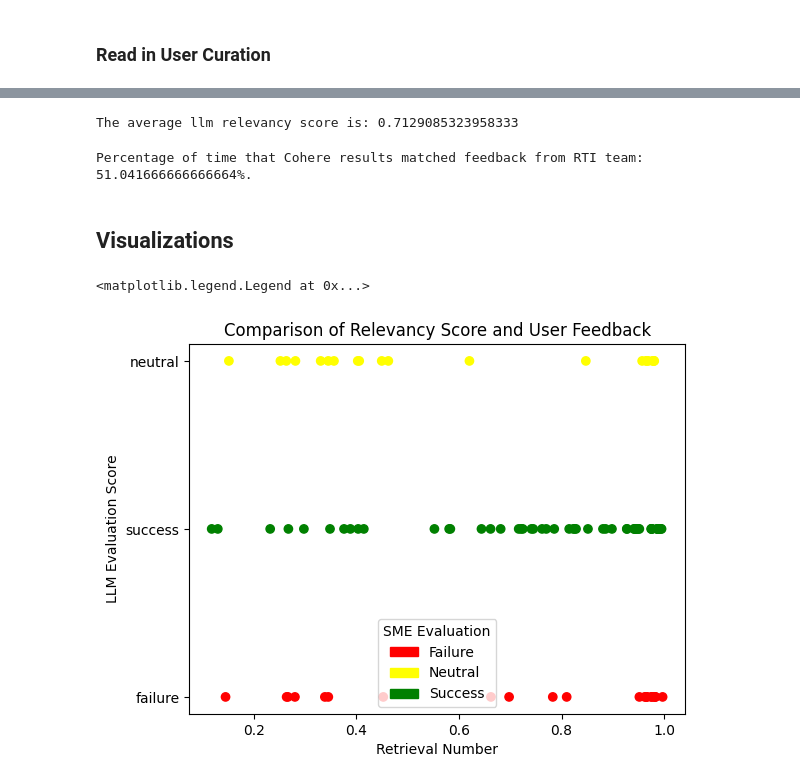
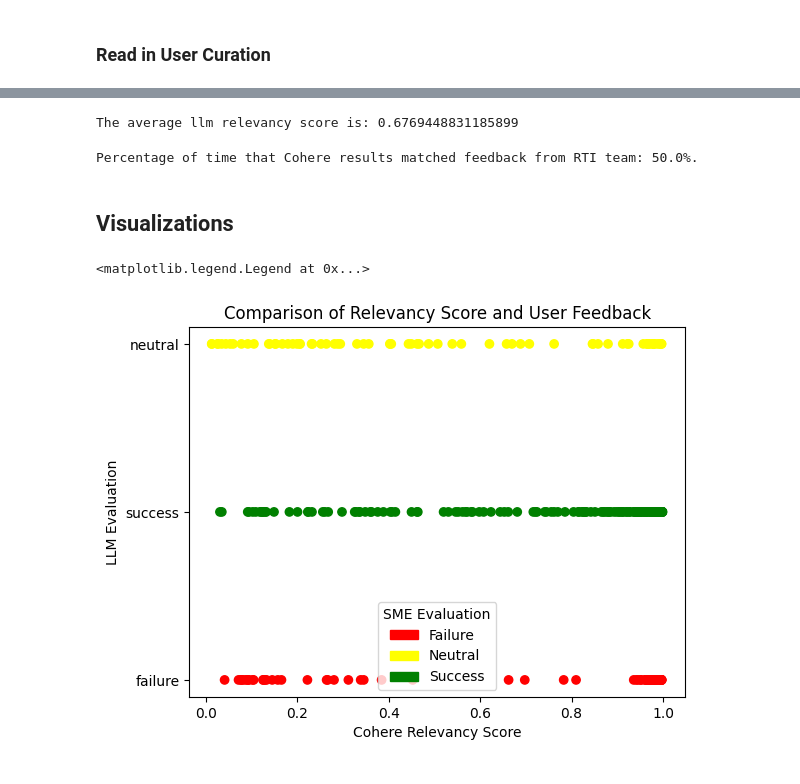
Before and after one commit to NCBI-Codeathons/mlxai-2024-team-beaumont, a Jupyter notebook: jupyter/notebooks/complete_workflow/evaluation/Eval.ipynb, the cells around one changed output, grey strips where cells are left out. Saved outputs shown, nothing was run; the diff lists cells and outputs as text; code cells hidden in the pictures.

Commit message:
update eval visualizations

```diff
--- a/jupyter/notebooks/complete_workflow/evaluation/Eval.ipynb
+++ b/jupyter/notebooks/complete_workflow/evaluation/Eval.ipynb
@@ -13,5 +17,7 @@ import matplotlib.lines as mlines
 # %%
-user_curation_df = pd.read_csv('./user_feedback/V0_Feedback_test.csv')
+# user_curation_df = pd.read_csv('./user_feedback/V0_Feedback_test.csv')
+
+user_curation_df = pd.read_csv('./user_feedback/V0_Feedback - V0_Corey_final.csv')
 # %%
 user_curation_df.info()
 # %% [output]
@@ -40,7 +46,7 @@ print(sum(llm_relevancy_list_v2))
 avg_llm_relevancy_v2 = sum(llm_relevancy_list_v2)/len(llm_relevancy_list_v2)
 print(f"The average llm relevancy score is: {avg_llm_relevancy_v2}")
 # %% [output]
-The average llm relevancy score is: 0.7129085323958333
+The average llm relevancy score is: 0.6769448831185899
 # %%
 cohere_feedback = [i.lower() for i in user_curation_df['cohere_rank']]
 # %%
@@ -56,7 +62,7 @@ for i in range(len(llm_relevancy_list_v2)):
 llm_vs_feedback_percentage = cohere_matches/len(llm_relevancy_list_v2)
 print(f"Percentage of time that Cohere results matched feedback from RTI team: {llm_vs_feedback_percentage*100}%.")
 # %% [output]
-Percentage of time that Cohere results matched feedback from RTI team: 51.041666666666664%.
+Percentage of time that Cohere results matched feedback from RTI team: 50.0%.
 # %%
 llm_subset_df = user_curation_df.dropna(subset=['llm_rank'])
 llm_feedback = [i.lower() for i in llm_subset_df['llm_rank']]
@@ -68,25 +74,25 @@ cohere_rank_llm_agreement_filter = [float(i) for i in cohere_llm_subset_df['rele
 # %%
 import matplotlib.patches as mpatches
 # Cohere Relevancy score vs User Feedback
 feedback_vals = cohere_feedback
 colors = []
 for i in range(len(cohere_feedback)):
     if (feedback_vals[i] == 'failure'): colors.append('red')
     elif (feedback_vals[i] == 'neutral'): colors.append('yellow')
     elif (feedback_vals[i] == 'success'): colors.append('green')
     else: colors[i] == 'white'
 
 # x = list(range(0, len(llm_relevancy_list_v2)))
 x = llm_relevancy_list_v2
 y = cohere_feedback
 graph = plt.scatter(x, y, marker='o', c=colors)
-plt.xlabel('Retrieval Number')
-plt.ylabel('LLM Evaluation Score')
+plt.xlabel('Cohere Relevancy Score')
+plt.ylabel('LLM Evaluation')
 plt.title('Comparison of Relevancy Score and User Feedback')
 plt.legend(handles=[mpatches.Patch(color='red', label='Failure'), mpatches.Patch(color='yellow', label='Neutral'), mpatches.Patch(color='green', label='Success')], title="SME Evaluation")
 # %% [output]
 <matplotlib.legend.Legend at 0x...>
-[figure, old version]
+[figure, new version]
 # %%
 import matplotlib.patches as mpatches
 # Cohere Relevancy score vs LLM Selected Var
```
Also changed, not shown: parts of 14 cells of this notebook, 15 other files.
